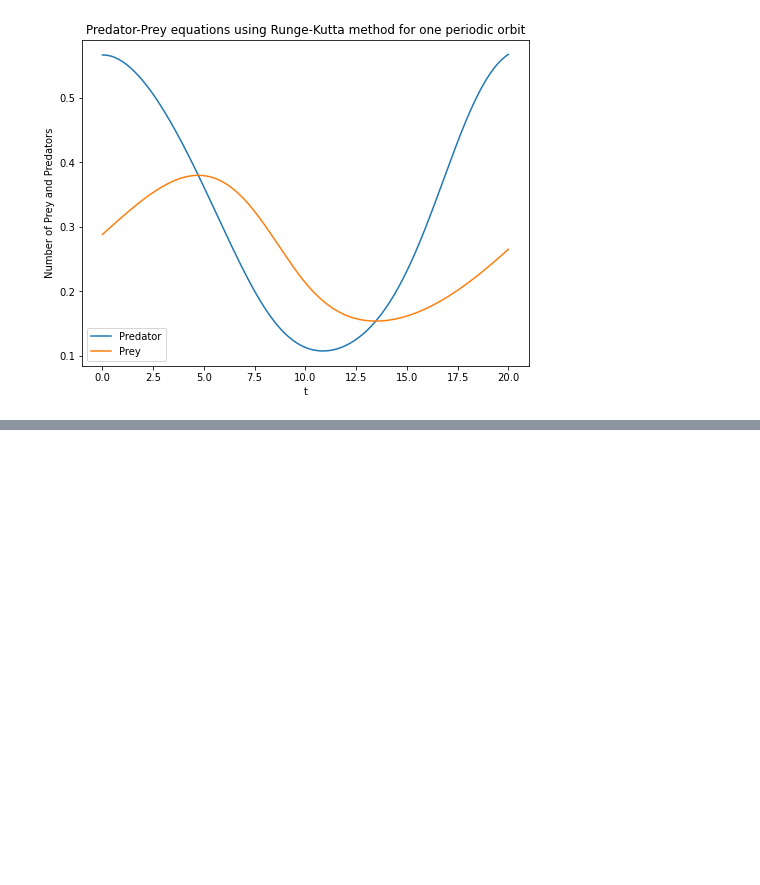
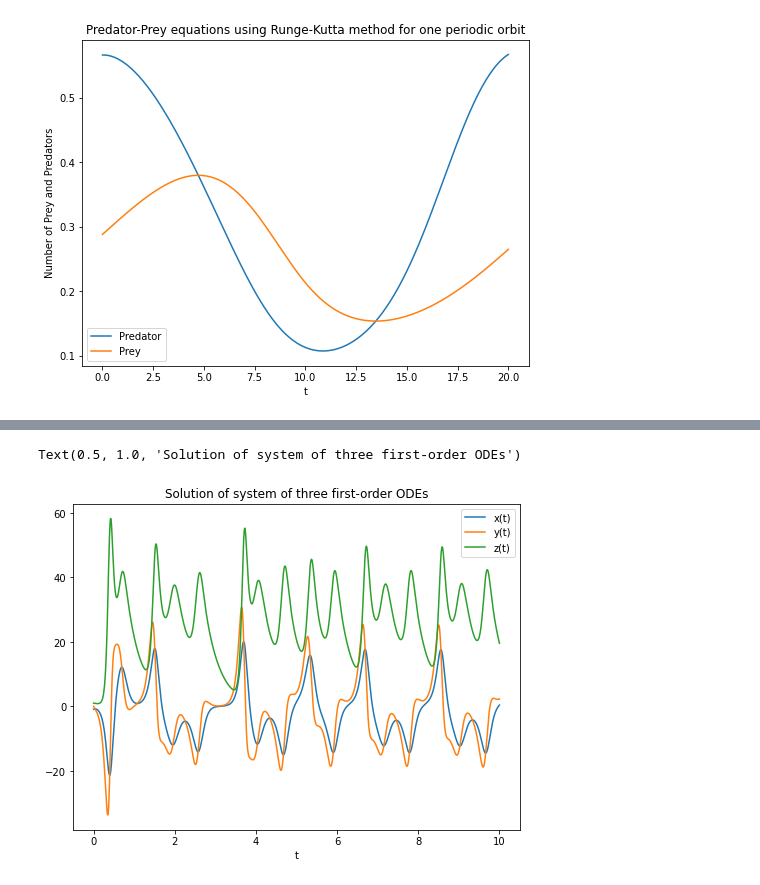
Before and after one commit to TheaRoseBarnes/emat30008, a Jupyter notebook: NumericalShooting.ipynb, the cells around one changed output, grey strips where cells are left out. Cells and saved outputs as stored; diff of their text form; code cells hidden in the pictures; blank space fills up the shorter version.

Commit message:
adjusting the shooting to work for a system of 3 first order odes and plotting results

```diff
--- a/NumericalShooting.ipynb
+++ b/NumericalShooting.ipynb
@@ -158,8 +151,21 @@ def h(Z,t,args=(a,b,d)):
+# %%
+# define the varaibles
+m = 8
+n = 30
+c = 8/3
+# %%
+# define a system of 3 first order ODE's
+def system(Z,t,args=(m,n,c)):
+    x, y, z = Z[0], Z[1], Z[2]
+    xdot = -m*x + m*y
+    ydot = n*x + y - x*z
+    zdot = x*y - c*z
+    return np.array([xdot,ydot,zdot])
 # %%
-#Construct the shooting root-finding problem
-#def g(u0, function, args):
-    #u, T = u0[:-1], u0[-1]
-    #sol = solve_ode_system(function,0.1,0,u,np.arange(0,T,0.1), rk4_solve_step,args=args)
-    #final_states = sol[-1]
-    #phase_condition = np.array([function(u,T,(args[0],args[1],args[2]))[0]])
-    #return np.concatenate((u-final_states, phase_condition))
+#Generalising the code so that you can use arbitrary differential equations of arbitrary dimension
+def shooting_system(u0, function, args):
+    u, T = u0[:-1], u0[-1]
+    sol = solve_ode_system(function,0.001,0,u,np.arange(0,T,0.001), rk4_solve_step,args=args)
+    final_states = sol[-1]
+    phase_condition = np.array([function(u,T, (args[0], args[1],args[2]))[0]])
+    return np.concatenate((u-final_states, phase_condition))
@@ -186,0 +172,4 @@ plt.plot(sol.t, sol.y[1])
+# %%
+from scipy.optimize import fsolve
+root = fsolve(shooting_system,[-1,0,1,10],args = (system,(m,n,c)))
+root
@@ -186,0 +179,13 @@ plt.plot(sol.t, sol.y[1])
+# %%
+fig=plt.figure(figsize=(8,6))
+sol = solve_ode_system(system,0.001,0,root[:-1],np.arange(0,root[-1],0.001), rk4_solve_step,args=(m,n,c))
+plt.plot(np.arange(0,root[-1],0.001),[state[0] for state in sol])
+plt.plot(np.arange(0,root[-1],0.001),[state[1] for state in sol])
+plt.plot(np.arange(0,root[-1],0.001),[state[-1] for state in sol])
+plt.legend(['x(t)','y(t)','z(t)'])
+plt.xlabel('t')
+plt.ylabel('')
+plt.title('Solution of system of three first-order ODEs')
+# %% [output]
+Text(0.5, 1.0, 'Solution of system of three first-order ODEs')
+[figure, added]
```
Also changed, not shown: parts of 8 cells of this notebook.
